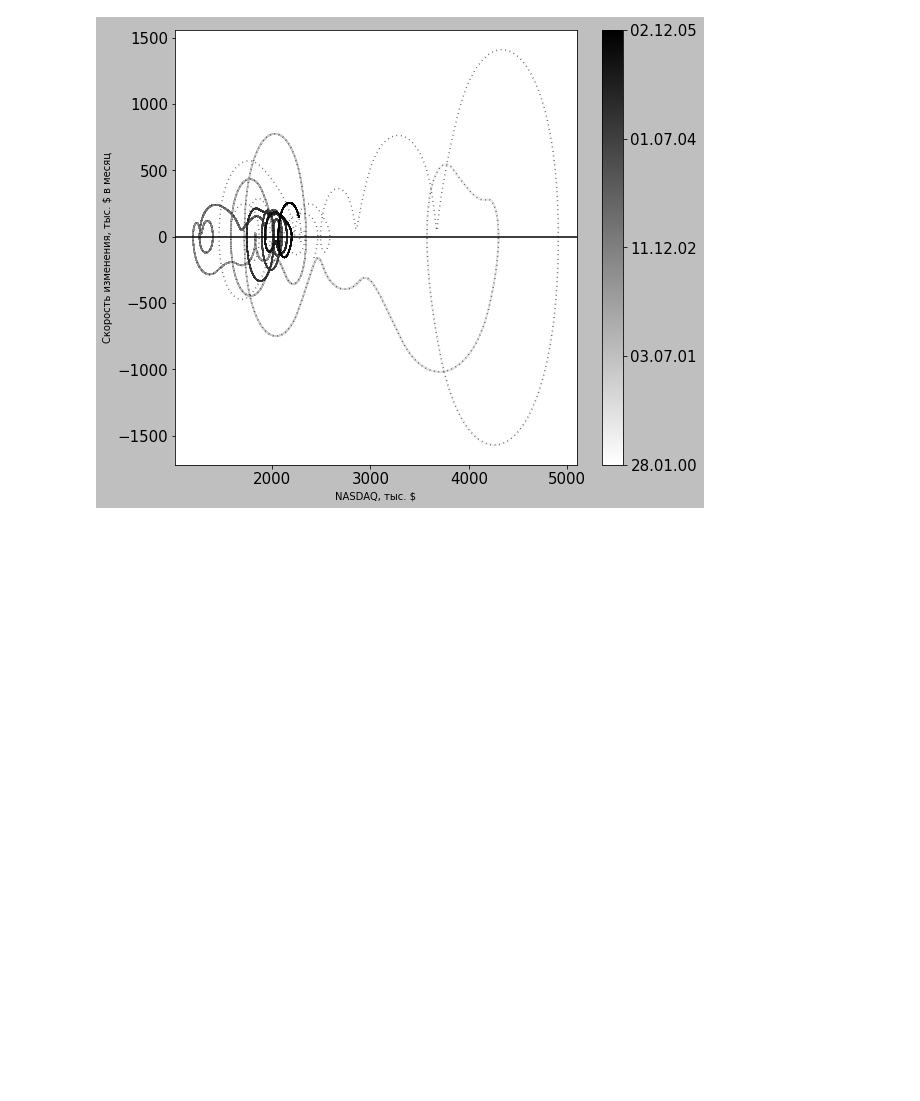
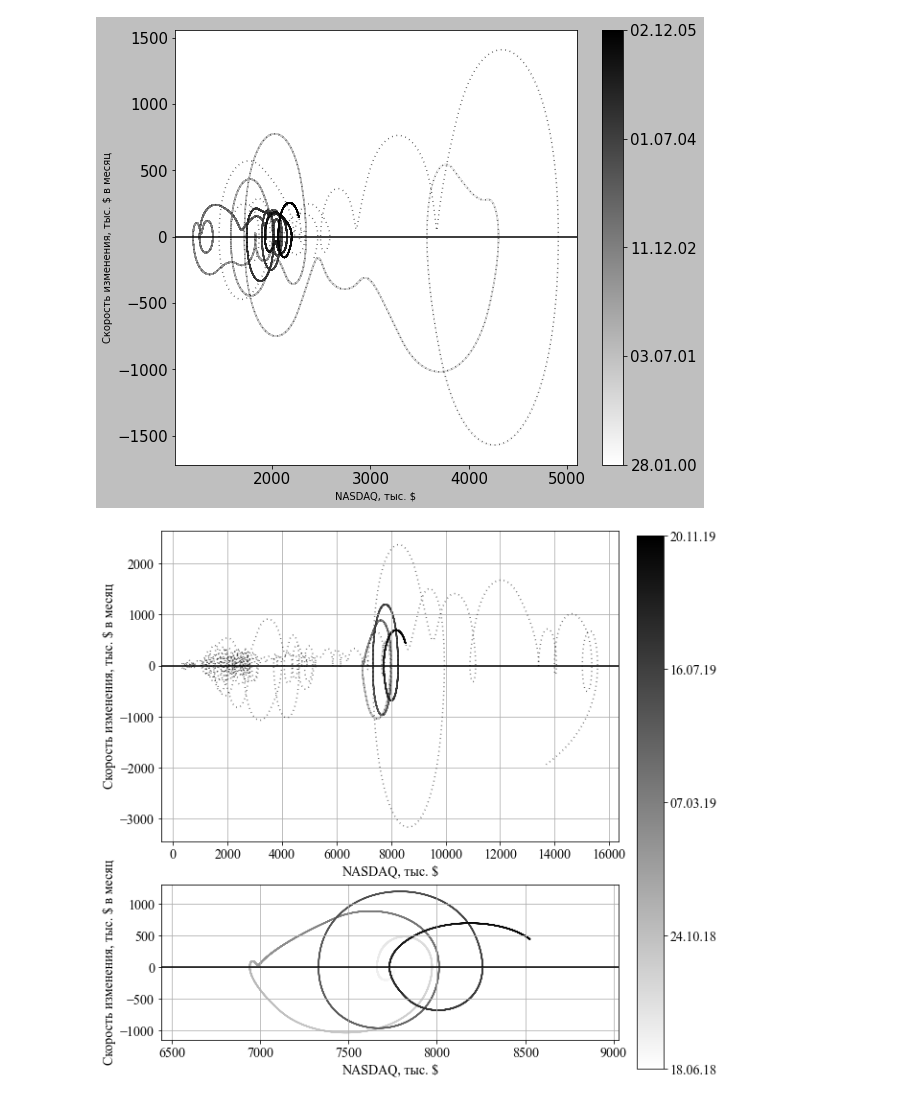
Before and after one commit to Karpovich-alex/phase-portrait-Nasdaq, a Jupyter notebook: analyse_portrait_method.ipynb, the cells around one changed output. Saved outputs shown, nothing was run; the diff lists cells and outputs as text; code cells hidden in the pictures; blank space fills up the shorter version.

```diff
--- a/analyse_portrait_method.ipynb
+++ b/analyse_portrait_method.ipynb
@@ -3,7 +5,7 @@ from phase_portrait import *
 import yfinance as yf
 %matplotlib inline
 # %%
-downloaded_data_nas = yf.download("^IXIC", "1990-01-02","2022-02-19")
+downloaded_data_nas = yf.download("^IXIC", "1990-01-02","2022-02-28")
 downloaded_data_nas['date'] = downloaded_data_nas.index
 downloaded_data_nas['value'] =  downloaded_data_nas[['Adj Close']]
 downloaded_data_nas = downloaded_data_nas.reset_index(drop=True)
@@ -52,10 +54,11 @@ plt.show()
 KeyboardInterrupt:
 [figure]
 # %%
-df = downloaded_data_nas.copy()
-slice_period = 30
-df = slice_data(df, slice_period=slice_period, reset_index=False)
-df = df.reset_index()
+def generate_df(data, slice_period):
+    df = data.copy()
+    df = slice_data(df, slice_period=slice_period, reset_index=False)
+    df = df.reset_index()
+    return df
 # %%
 plt.style.use('grayscale')
 x, y, xx, deriv, tt = calc_phase_portrait_raw(df.index.to_series() + 1, df['value'])
@@ -70 +75,47 @@ plt.show()
+# %%
+start_date, end_date = ('01.06.2018', '01.01.2020')
+
+rcParams = {'font.family': 'Times New Roman', 'font.size': 14, 'axes.labelsize': 14}
+plt.rcParams.update(**rcParams)
+
+fig = plt.figure(constrained_layout=True)
+gs = plt.GridSpec(6, 6, figure=fig)
+ax1 = fig.add_subplot(gs[:4, :5])
+ax2 = fig.add_subplot(gs[4:6, :5])
+
+ax1.grid(True)
+ax2.grid(True)
+
+cmap = mpl.cm.get_cmap('gist_yarg')
+
+fig1, ax1 = plot_phase_portrait(x, tt, deriv, df['date'], cmap=cmap, background_graph_params={'color': 'black', 'linestyle':(0, (0.5, 2.5))}, start_date=start_date, end_date=end_date, xlabel='NASDAQ, тыс. $', ylabel='Скорость изменения, тыс. $ в месяц', plot_bar=False, fig=fig, ax=ax1)
+
+fig2, ax2 = plot_phase_portrait(x, tt, deriv, df['date'], cmap=cmap, background_graph_params={'disable': True}, xlabel='NASDAQ, тыс. $', ylabel='Скорость изменения, тыс. $ в месяц', plot_bar=False, fig=fig, ax=ax2, crop=True, start_date=start_date, end_date=end_date)
+###### cbar
+# ax3 = fig.add_subplot(gs[:, 3])
+ax3 = fig.add_subplot(1,1,1)
+ax3.axis('off')
+dates_colored_mask = get_dates_mask(df['date'], start_date, end_date)
+colored_mask = get_mask_tt(x, tt, dates_mask=dates_colored_mask)
+tt_colored = tt[colored_mask]
+norm = mpl.colors.Normalize(vmin=tt_colored.min(), vmax=tt_colored.max())
+cbar_ticks_num=5
+
+cbar = fig.colorbar(mpl.cm.ScalarMappable(norm=norm, cmap=cmap),
+                            orientation='vertical', ticks=get_ticks(tt_colored, cbar_ticks_num))
+cbar.ax.set_yticklabels(
+    map(lambda x: x.strftime('%d.%m.%y'), get_ticks(df['date'][dates_colored_mask], cbar_ticks_num)))
+#########
+fig.set_figheight(8)
+fig.set_figwidth(9)
+
+# plot_num= 'Х'
+# plt.figtext(0.5, -0.03, f'Рисунок {plot_num}  Название рисунка', ha="center")
+# Добавить в plt.savefig bbox_inches='tight'
+
+plt.savefig(f"Plots_for_article/test_Nasdaq_{start_date}_{end_date}_p{slice_period}.png", dpi=300)
+
+plt.show()
+# %% [output]
+[figure, added]
 # %%
```
Also changed, not shown: parts of 5 cells of this notebook, 1 other file.
